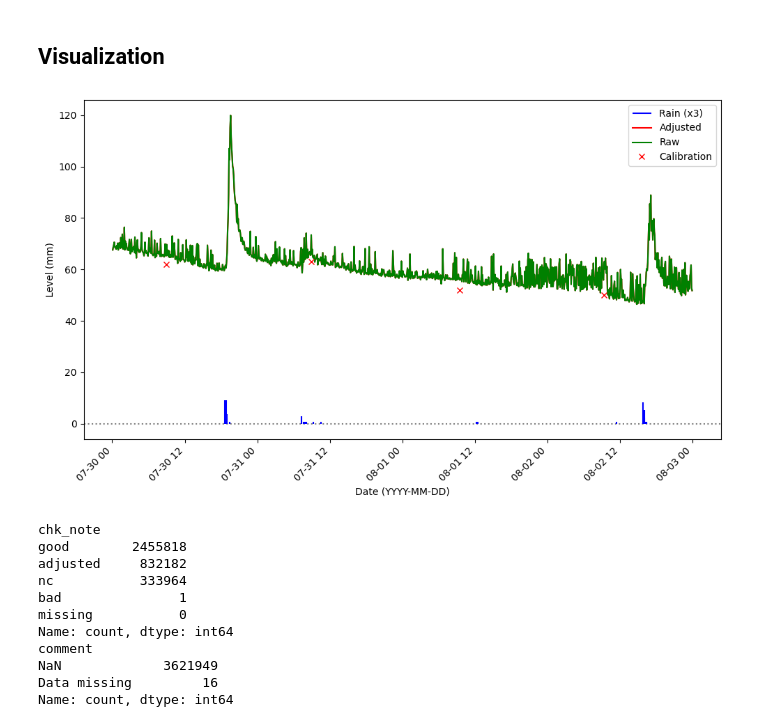
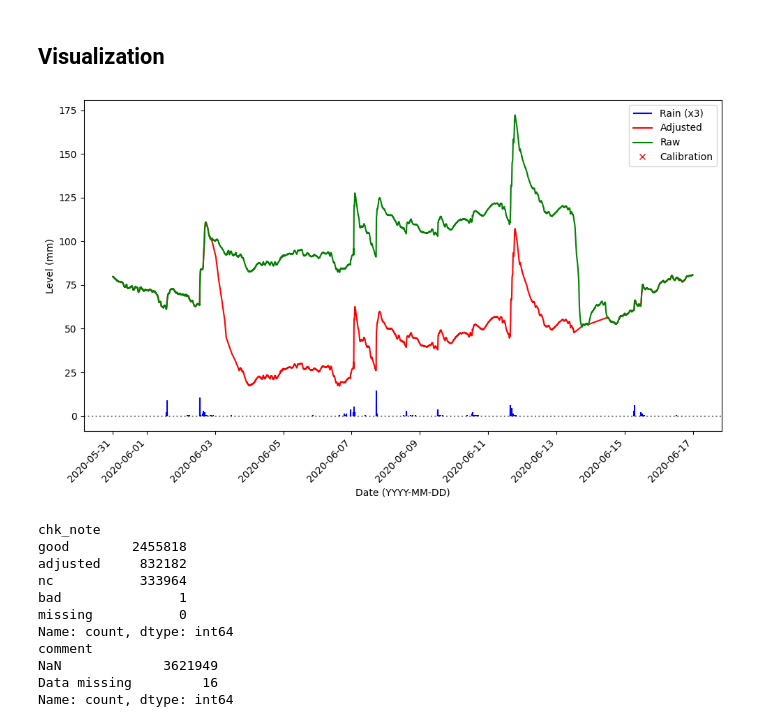
Before and after one commit to gmcginnis/info-698-capstone, a Jupyter notebook: 01_eda.ipynb, the cells around one changed output. Saved outputs shown, nothing was run; the diff lists cells and outputs as text; code cells hidden in the pictures.

Commit message:
Checking dates of when non-chart starts

```diff
--- a/01_eda.ipynb
+++ b/01_eda.ipynb
@@ -338,11 +340,11 @@ def plot_between(input_date_start, input_date_end):
     return plt.show()
 # %%
 # plot_between('2010-05-20 00:00:01','2010-05-25 23:59:59')
-# plot_between('2020-05-31 00:00:01','2020-06-16 23:59:59')
+plot_between('2020-05-31 00:00:01','2020-06-16 23:59:59')
 # plot_between('2023-05-14 00:00:01','2023-06-15 23:59:59')
-plot_between('2002-07-30 00:00:01','2002-08-02 23:59:59')
+# plot_between('2002-07-30 00:00:01','2002-08-02 23:59:59')
 # %% [output]
-[figure, old version]
+[figure, new version]
 # %%
 # print('chk_note:', data_combined_sources['chk_note'].cat.categories.tolist())
 # print('chk_fail:', data_combined_sources['chk_fail'].cat.categories.tolist())
```
Also changed, not shown: parts of 3 cells of this notebook.
